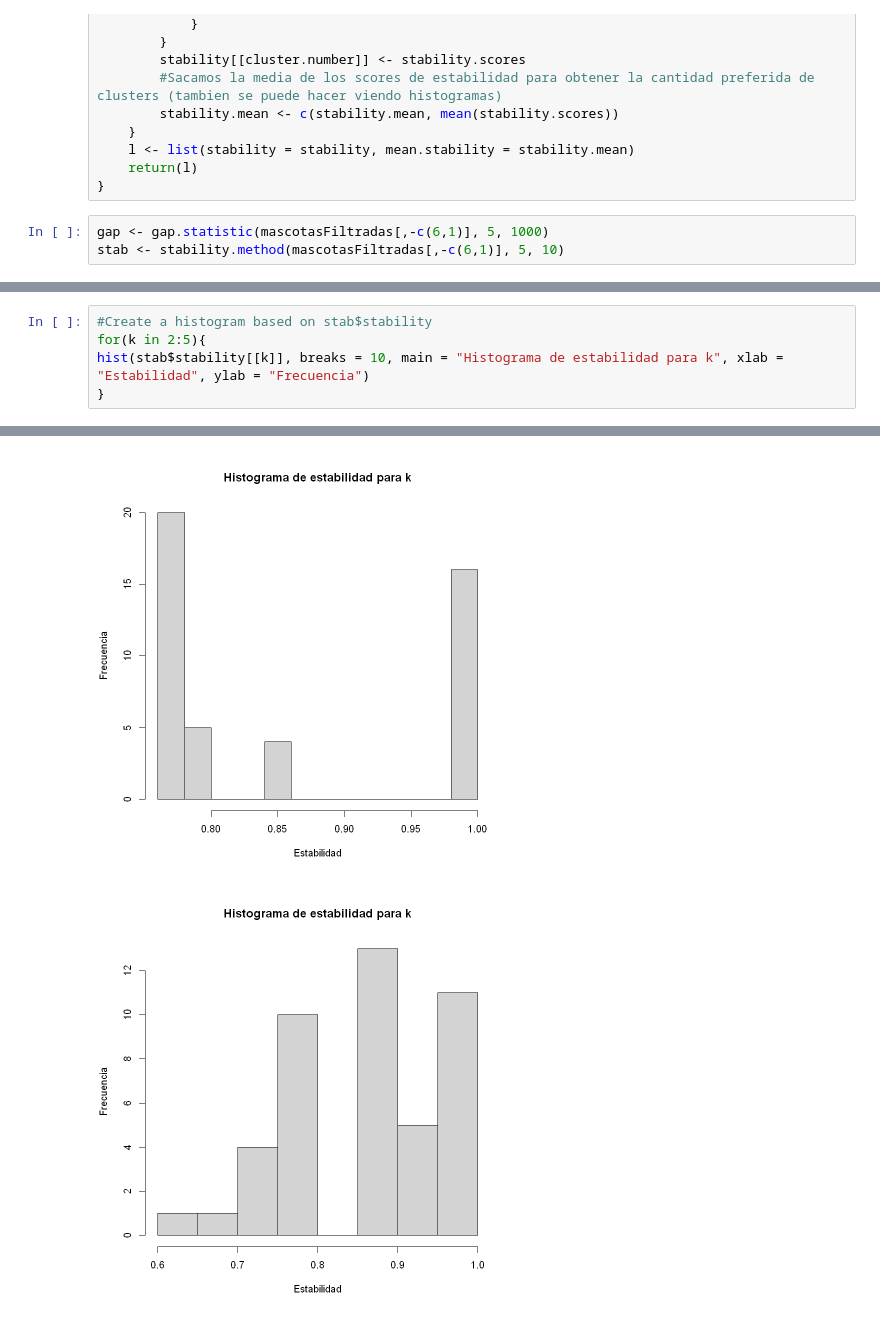
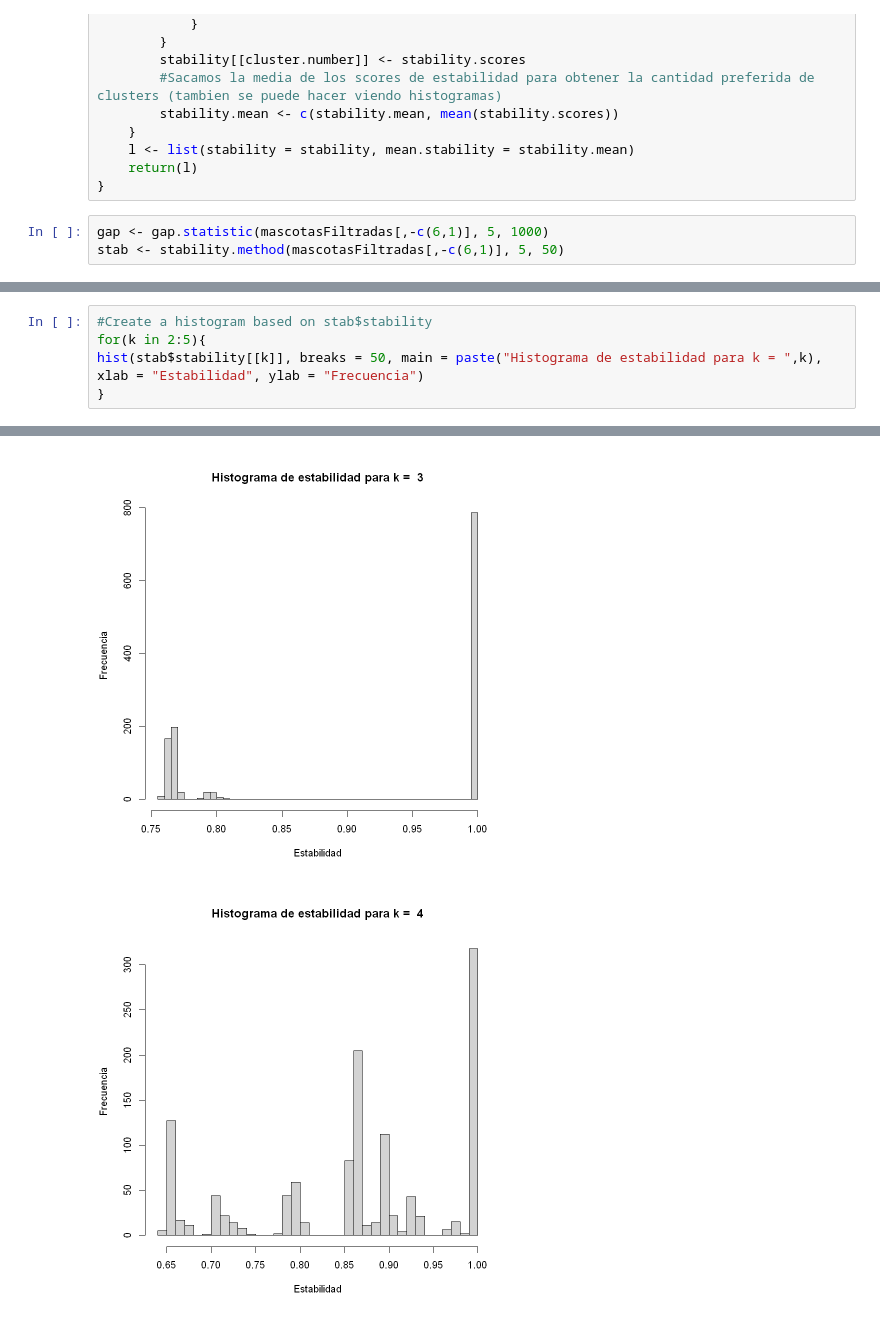
Before and after one commit to AgustinGurvich/TMD, a Jupyter notebook: TMD_TPFINAL.ipynb, the cells around one changed output, grey strips where cells are left out. Cells and saved outputs as stored; diff of their text form.

```diff
--- a/TMD_TPFINAL.ipynb
+++ b/TMD_TPFINAL.ipynb
@@ -714,7 +696,7 @@ stability.method <- function(dataset, k, nRep){
 }
 # %%
 gap <- gap.statistic(mascotasFiltradas[,-c(6,1)], 5, 1000)
-stab <- stability.method(mascotasFiltradas[,-c(6,1)], 5, 10)
+stab <- stability.method(mascotasFiltradas[,-c(6,1)], 5, 50)
 # %%
 gap
 stab
@@ -740,6 +722,6 @@ $mean.stability
 # %%
 #Create a histogram based on stab$stability
 for(k in 2:5){
-hist(stab$stability[[k]], breaks = 10, main = "Histograma de estabilidad para k", xlab = "Estabilidad", ylab = "Frecuencia")
+hist(stab$stability[[k]], breaks = 50, main = paste("Histograma de estabilidad para k = ",k), xlab = "Estabilidad", ylab = "Frecuencia")
 }
 # %% [output]
@@ -747,2 +729,2 @@ hist(stab$stability[[k]], breaks = 10, main = "Histograma de estabilidad para k"
-[figure, old version]
+[figure, new version]
-[figure, old version]
+[figure, new version]
```
Also changed, not shown: parts of 14 cells of this notebook.
